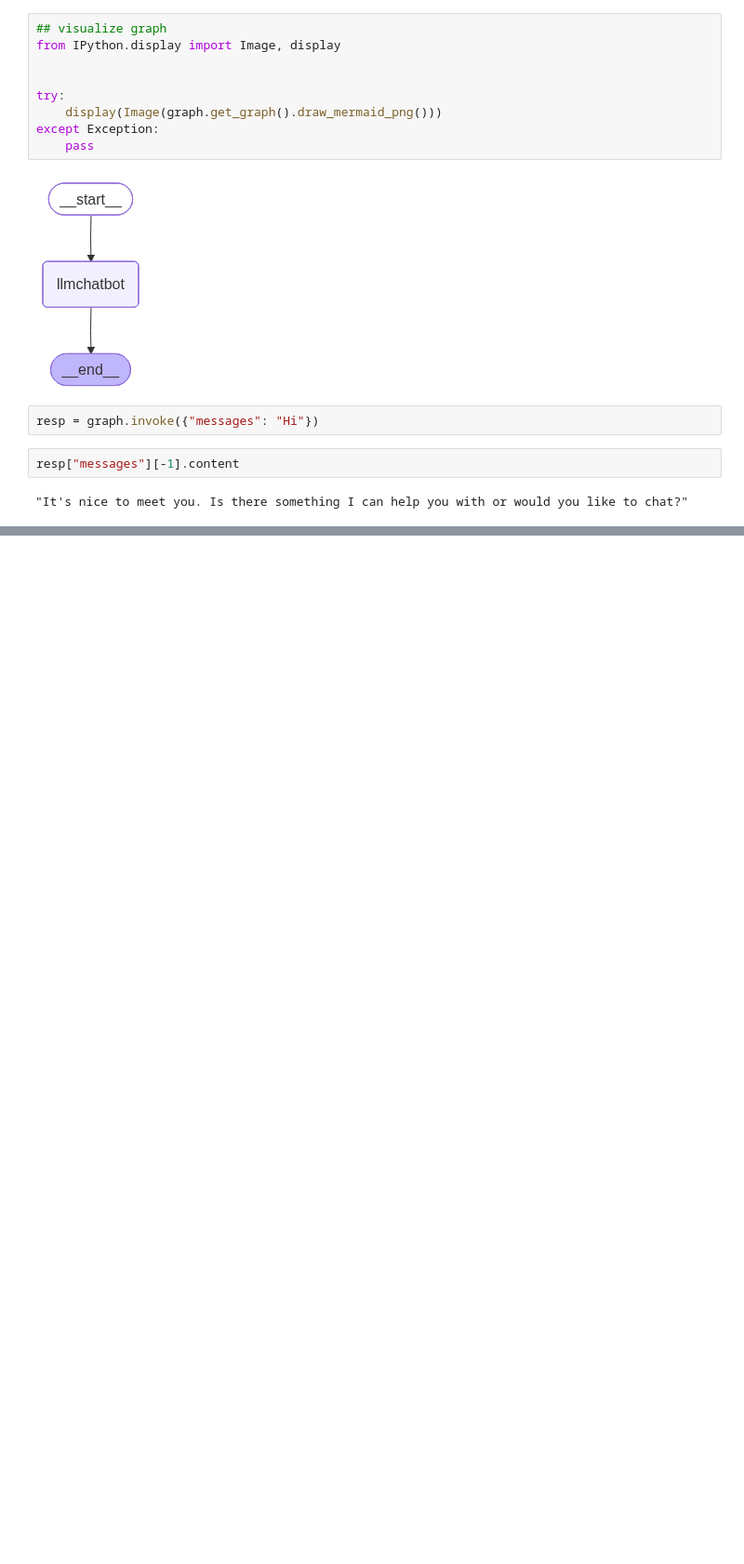
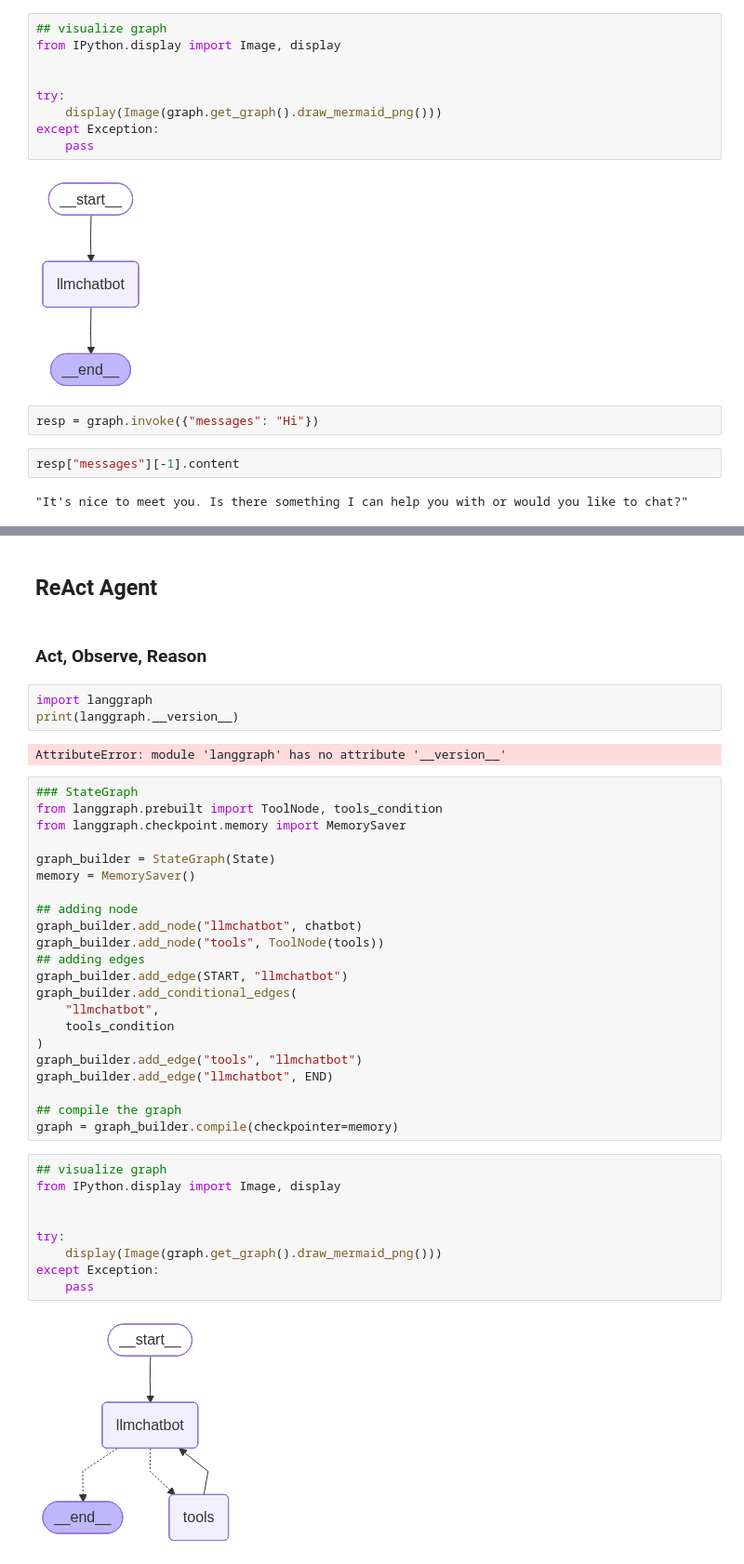
Before and after one commit to CHIRANJEET12/agenticai, a Jupyter notebook: langgraph_work/chatbot/basicChat.ipynb, the cells around one changed output, grey strips where cells are left out. Shown at 93% size. Saved outputs shown, nothing was run; the diff lists cells and outputs as text; blank space fills up the shorter version.

```diff
--- a/langgraph_work/chatbot/basicChat.ipynb
+++ b/langgraph_work/chatbot/basicChat.ipynb
@@ -132,0 +212,42 @@ graph = graph_builder.compile()
+# %% [markdown]
+## ReAct Agent
+# %% [markdown]
+### Act, Observe, Reason
+# %%
+import langgraph
+print(langgraph.__version__)
+# %% [output]
+AttributeError: module 'langgraph' has no attribute '__version__'
+# %%
+### StateGraph
+from langgraph.prebuilt import ToolNode, tools_condition
+from langgraph.checkpoint.memory import MemorySaver
+
+graph_builder = StateGraph(State)
+memory = MemorySaver()
+
+## adding node
+graph_builder.add_node("llmchatbot", chatbot)
+graph_builder.add_node("tools", ToolNode(tools))
+## adding edges
+graph_builder.add_edge(START, "llmchatbot")
+graph_builder.add_conditional_edges(
+    "llmchatbot",
+    tools_condition
+)
+graph_builder.add_edge("tools", "llmchatbot")
+graph_builder.add_edge("llmchatbot", END)
+
+## compile the graph
+graph = graph_builder.compile(checkpointer=memory)
+# %%
+## visualize graph
+from IPython.display import Image, display
+
+
+try:
+    display(Image(graph.get_graph().draw_mermaid_png()))
+except Exception:
+    pass
+# %% [output]
+[figure, added]
```
Also changed, not shown: parts of 21 cells of this notebook.
